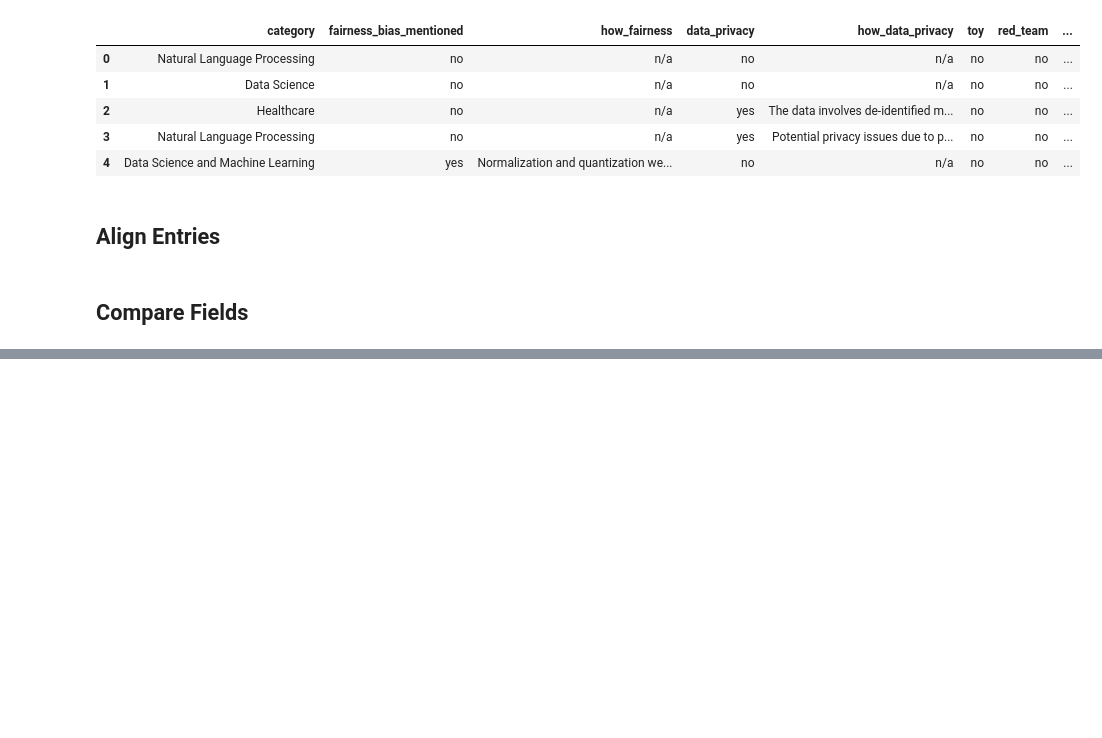
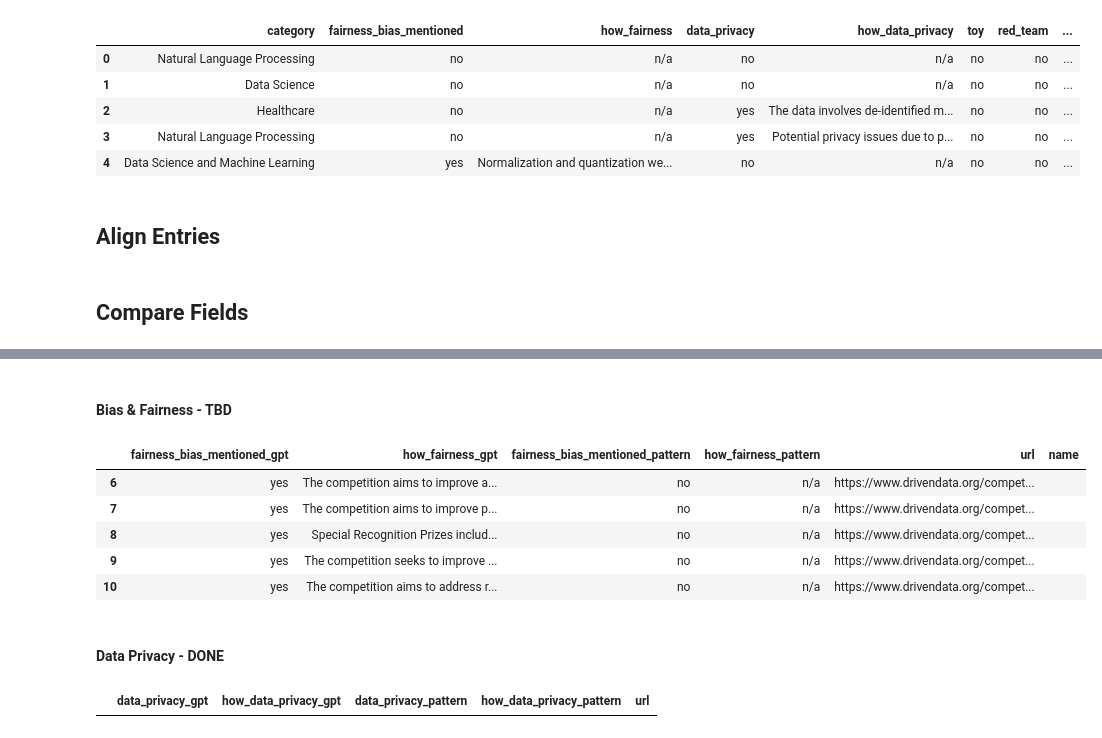
Before and after one commit to sissi-shen/gamification_data_analysis, a Jupyter notebook: Data Acquisition/validate_outputs.ipynb, the cells around one changed output, grey strips where cells are left out. Drawn from its saved outputs; the diff is of its cells as text; code cells hidden in the pictures; blank space fills up the shorter version.

```diff
--- a/Data Acquisition/validate_outputs.ipynb
+++ b/Data Acquisition/validate_outputs.ipynb
@@ -120,0 +268,3 @@ drivendata_merged_df = pd.merge(
+# %%
+pd.set_option('display.max_colwidth', None)
+aicrowd_merged_df[aicrowd_merged_df["fairness_bias_mentioned_match"] == False][["fairness_bias_mentioned_gpt","how_fairness_gpt","fairness_bias_mentioned_pattern", "how_fairness_pattern", "url"]]
@@ -120,0 +286,3 @@ drivendata_merged_df = pd.merge(
+# %%
+pd.set_option('display.max_colwidth', None)
+aicrowd_merged_df[aicrowd_merged_df["red_team_match"] == False][["red_team_gpt","red_team_pattern","how_red_team", "url"]]
@@ -120,0 +340,3 @@ drivendata_merged_df = pd.merge(
+# %%
+pd.set_option('display.max_colwidth', None)
+aicrowd_merged_df[aicrowd_merged_df["transparency_mentioned_match"] == False][["transparency_mentioned_gpt","how_transparency_gpt","transparency_mentioned_pattern", "how_transparency_pattern","url"]]
@@ -120,0 +347,7 @@ drivendata_merged_df = pd.merge(
+# %%
+for field in fields:
+    gpt_col = f"{field}_gpt"
+    pattern_col = f"{field}_pattern"
+    match_col = f"{field}_match"
+
+    drivendata_merged_df[match_col] = drivendata_merged_df[gpt_col] == drivendata_merged_df[pattern_col]
@@ -120,0 +390,11 @@ drivendata_merged_df = pd.merge(
+# %% [markdown]
+#### Bias & Fairness - TBD
+# %%
+drivendata_merged_df[drivendata_merged_df["fairness_bias_mentioned_match"] == False][["fairness_bias_mentioned_gpt","how_fairness_gpt","fairness_bias_mentioned_pattern", "how_fairness_pattern","url"]]
+# %% [output]
+|  | fairness_bias_mentioned_gpt | how_fairness_gpt | fairness_bias_mentioned_pattern | how_fairness_pattern | url | name |
+| 6 | yes | The competition aims to improve a... | no | n/a | https://www.drivendata.org/compet... |  |
+| 7 | yes | The competition aims to improve p... | no | n/a | https://www.drivendata.org/compet... |  |
+| 8 | yes | Special Recognition Prizes includ... | no | n/a | https://www.drivendata.org/compet... |  |
+| 9 | yes | The competition seeks to improve ... | no | n/a | https://www.drivendata.org/compet... |  |
+| 10 | yes | The competition aims to address r... | no | n/a | https://www.drivendata.org/compet... |  |
@@ -120,0 +413,2 @@ drivendata_merged_df = pd.merge(
+# %% [markdown]
+#### Data Privacy - DONE
@@ -120,0 +420,4 @@ drivendata_merged_df = pd.merge(
+# %%
+drivendata_merged_df[drivendata_merged_df["data_privacy_match"] == False][["data_privacy_gpt","how_data_privacy_gpt","data_privacy_pattern", "how_data_privacy_pattern","url"]]
+# %% [output]
+|  | data_privacy_gpt | how_data_privacy_gpt | data_privacy_pattern | how_data_privacy_pattern | url |
```
Also changed, not shown: parts of 47 cells of this notebook.
